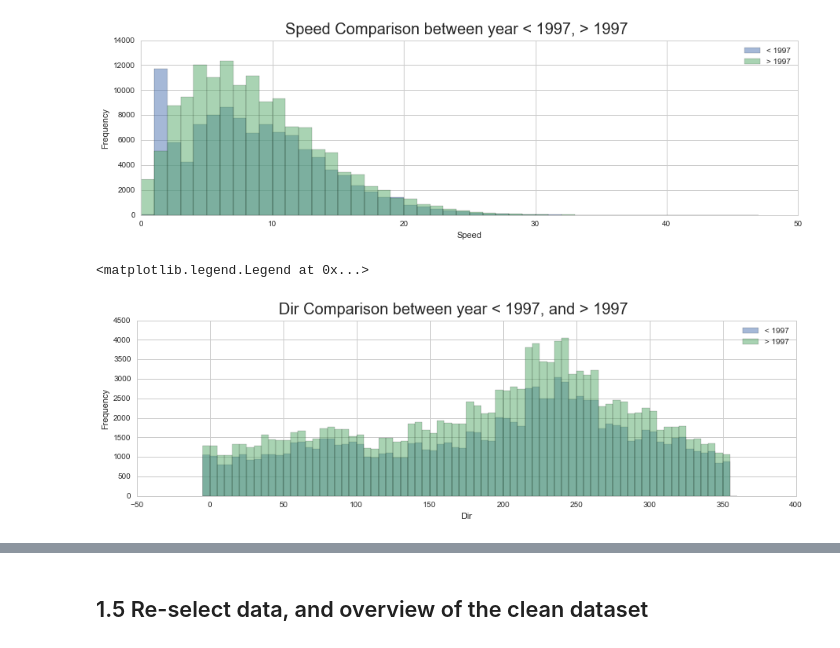
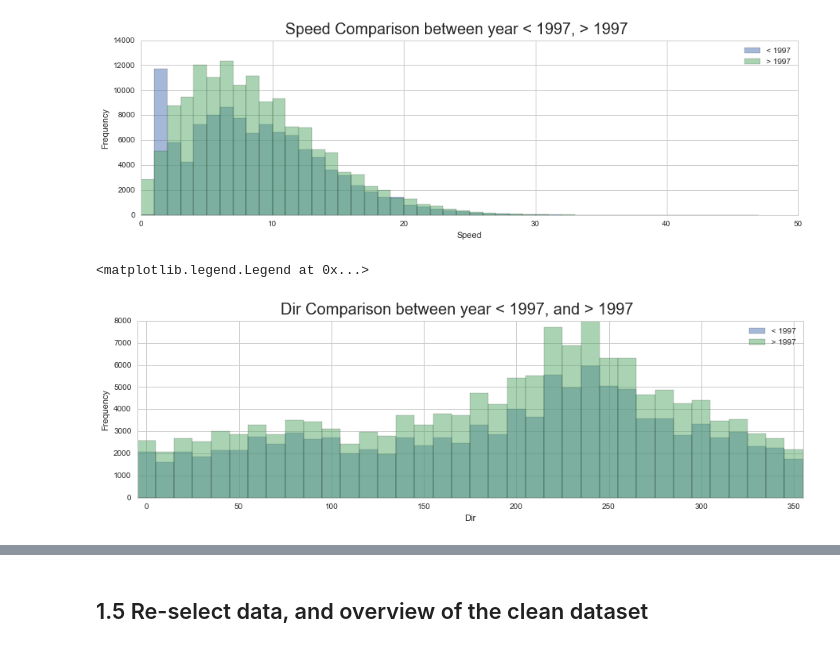
Before and after one commit to cqcn1991/Wind-Speed-Analysis, a Jupyter notebook: time_shift.ipynb, the cells around one changed output, grey strips where cells are left out. Cells and saved outputs as stored; diff of their text form; code cells hidden in the pictures.

```diff
--- a/time_shift.ipynb
+++ b/time_shift.ipynb
@@ -208,4 +222,5 @@ df['incre'].plot(kind='hist', bins=arange(-15, 15), legend=True)
 [figure]
 # %%
 incre_threshold = 20 if knot_unit else 10
-df = df.query('(incre < @incre_threshold )&(incre_reverse < @incre_threshold )')
+print len(df.query('(incre > @incre_threshold )&(incre_reverse > @incre_threshold )'))
+df = df.query('(incre < @incre_threshold )|(incre_reverse < @incre_threshold )')
@@ -321,9 +347,15 @@ if len(effective_coloumn) == 16:
 # %%
-SECTOR_LENGTH = 360/len(effective_coloumn)
-print len(effective_coloumn), SECTOR_LENGTH
+DIR_REDISTRIBUTE = 'even'
+if DIR_REDISTRIBUTE == 'even':
+    DIR_BIN = arange(-5, 360, 10)
+elif DIR_REDISTRIBUTE == 'round_up':
+    DIR_BIN = arange(0, 360+10, 10)
 
 def randomize_angle(df, sector_length = 10):
-    df['dir_ran'] = df['dir'].apply(lambda x: (x + np.random.uniform(-sector_length/2,sector_length/2)))
+    if DIR_REDISTRIBUTE == 'even':
+        df['dir_ran'] = df['dir'].apply(lambda x: (x + np.random.uniform(-sector_length/2,sector_length/2)))
+    else:
+        df['dir_ran'] = df['dir'].apply(lambda x: (x + np.random.uniform(0,sector_length)))
 
     bins=arange(0, 360+10, 5)
     df['dir'].hist(bins=bins, alpha=0.5)
@@ -347,10 +377,8 @@ def randomize_speed(df):
     df['speed_ran'] = df['speed'].apply(lambda x: (x + np.random.uniform(-1,0)) if x > 0 else x)
 
     max_speed = df.speed.max()
-    df['speed'].hist(bins=arange(0, max_speed),
-                     alpha=0.5)
-    df['speed_ran'].hist(bins=arange(0, max_speed, 0.5),
-                         alpha=0.5,figsize=(15, 4))
+    df['speed'].hist(bins=arange(0, max_speed), alpha=0.5)
+    df['speed_ran'].hist(bins=arange(0, max_speed, 0.5), alpha=0.5,figsize=(15, 4))
 
     df['speed']=df['speed_ran']
     df.drop(['speed_ran'], 1,inplace=True)
@@ -358,7 +386,6 @@ def randomize_speed(df):
 # %%
 # Each original cell is split between the value, # so the peak is shift left
 # e.g. 2 -> (1.5,2), (2,2.5); or 3 -> (2,3)
-df['speed_int'] = df['speed']
 df = randomize_speed(df)
 # %% [output]
 [figure]
@@ -393,19 +420,19 @@ plt.legend()
 <matplotlib.legend.Legend at 0x...>
 [figure]
 # %%
-bins=arange(min(df.dir), max(df.dir) + 10, 5)
 df.query('date < @MID_YEAR * 10000')['dir'].plot(
-    kind='hist', alpha=0.5,figsize=(15, 4),bins=bins, label='< %s' % MID_YEAR)
+    kind='hist', alpha=0.5,bins=DIR_BIN, label='< %s' % MID_YEAR)
 
 df.query('date > @MID_YEAR * 10000')['dir'].plot(
-    kind='hist', alpha=0.5,figsize=(15, 4),bins=bins, label='> %s' % MID_YEAR)
+    kind='hist', alpha=0.5,figsize=(15, 4),bins=DIR_BIN, label='> %s' % MID_YEAR)
 
 plt.xlabel("Dir")
 plt.suptitle('Dir Comparison between year < %s, and > %s ' % (MID_YEAR, MID_YEAR), fontsize = 20)
+plt.axis('tight')
 plt.legend()
 # %% [output]
 <matplotlib.legend.Legend at 0x...>
-[figure, old version]
+[figure, new version]
 # %%
 # Inspect the time shift of speed and degree distribution, and odd-even bias
 def check_time_shift(df):
```
Also changed, not shown: parts of 40 cells of this notebook, 10 other files.
